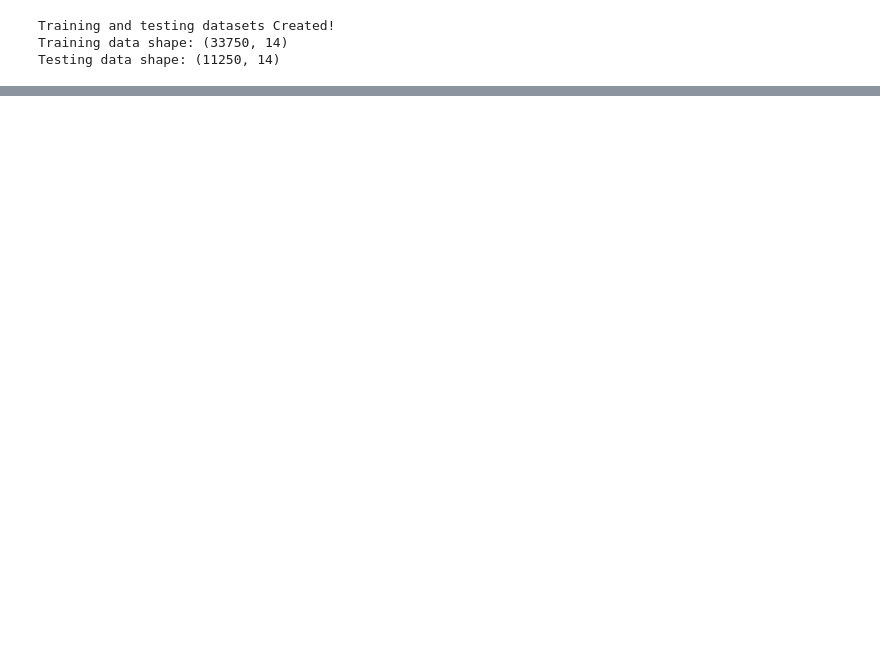
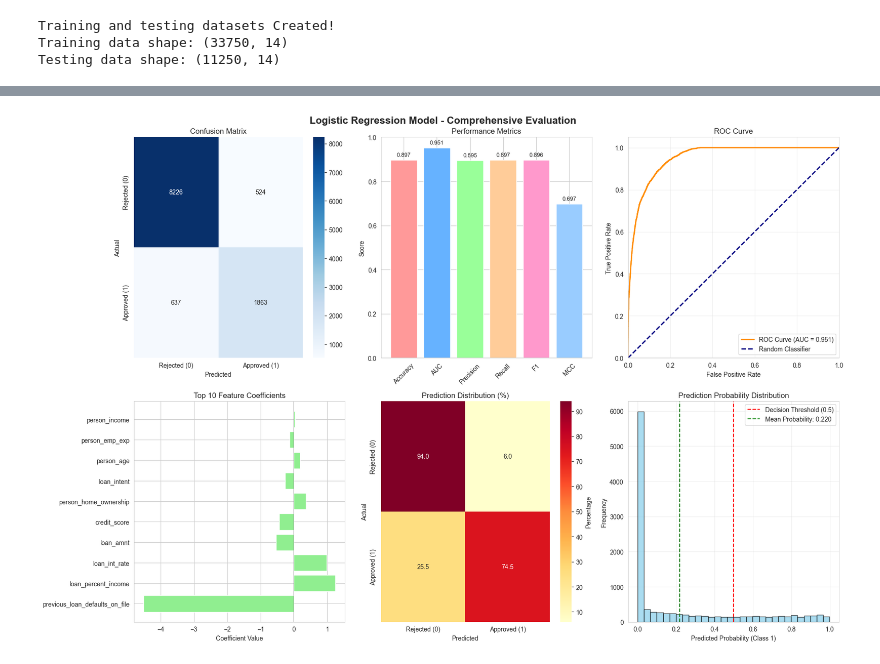
Before and after one commit to kamaraj-bitspilani/2025AA05921, a Jupyter notebook: model/model_1_logistic_regression.ipynb, the cells around one changed output, grey strips where cells are left out. Saved outputs shown, nothing was run; the diff lists cells and outputs as text; code cells hidden in the pictures; blank space fills up the shorter version.

```diff
--- a/model/model_1_logistic_regression.ipynb
+++ b/model/model_1_logistic_regression.ipynb
@@ -129,0 +269,15 @@ Testing data shape: (11250, 14)
+# %%
+# Step 9: Model Predictions on TEST Data
+
+# Make predictions
+y_pred = model.predict(X_test_scaled)  # Predicted classes (0/1)
+y_prob = model.predict_proba(X_test_scaled)[:, 1]  # Probability of class 1
+
+print(f"Test samples: {len(y_test)}")
+print(f"Predictions generated: {len(y_pred)}")
+
+#  prediction distribution
+unique, counts = np.unique(y_pred, return_counts=True)
+print(f"\nPrediction Distribution:")
+for val, count in zip(unique, counts):
+    print(f"  Class {val}: {count} predictions ({count/len(y_pred)*100:.1f}%)")
@@ -129,0 +366,80 @@ Testing data shape: (11250, 14)
+# %%
+# Step 12: Model  Visualizations
+
+print("CREATING MODEL VISUALIZATIONS")
+
+# Created a  figure with subplots
+fig, axes = plt.subplots(2, 3, figsize=(18, 12))
+fig.suptitle('Logistic Regression Model - Comprehensive Evaluation', fontsize=16, fontweight='bold')
+
+# 1. Confusion Matrix
+sns.heatmap(cm, annot=True, fmt='d', cmap='Blues',
+            xticklabels=['Rejected (0)', 'Approved (1)'],
+            yticklabels=['Rejected (0)', 'Approved (1)'], ax=axes[0,0])
+axes[0,0].set_title('Confusion Matrix')
+axes[0,0].set_ylabel('Actual')
+axes[0,0].set_xlabel('Predicted')
+
+# 2. Metrics Comparison
+metrics_names = ['Accuracy', 'AUC', 'Precision', 'Recall', 'F1', 'MCC']
+metrics_values = [accuracy, auc, precision, recall, f1, mcc]
+bars = axes[0,1].bar(metrics_names, metrics_values, color=['#FF9999', '#66B2FF', '#99FF99', '#FFCC99', '#FF99CC', '#99CCFF'])
+axes[0,1].set_title('Performance Metrics')
+axes[0,1].set_ylabel('Score')
+axes[0,1].set_ylim(0, 1)
+axes[0,1].tick_params(axis='x', rotation=45)
+for i, bar in enumerate(bars):
+    height = bar.get_height()
+    axes[0,1].text(bar.get_x() + bar.get_width()/2., height + 0.01, f'{metrics_values[i]:.3f}',
+                   ha='center', va='bottom', fontsize=9)
+
+# 3. ROC Curve
+fpr, tpr, _ = roc_curve(y_test, y_prob)
+axes[0,2].plot(fpr, tpr, color='darkorange', lw=2, label=f'ROC Curve (AUC = {auc:.3f})')
+axes[0,2].plot([0, 1], [0, 1], color='navy', lw=2, linestyle='--', label='Random Classifier')
+axes[0,2].set_xlim([0.0, 1.0])
+axes[0,2].set_ylim([0.0, 1.05])
+axes[0,2].set_xlabel('False Positive Rate')
+axes[0,2].set_ylabel('True Positive Rate')
+axes[0,2].set_title('ROC Curve')
+axes[0,2].legend(loc="lower right")
+axes[0,2].grid(True, alpha=0.3)
+
+# 4. Feature Coefficients
+feature_coefs = pd.DataFrame({
+    'feature': X_train.columns,
+    'coefficient': model.coef_[0]
+})
+feature_coefs['abs_coefficient'] = abs(feature_coefs['coefficient'])
+feature_coefs = feature_coefs.sort_values('abs_coefficient', ascending=False).head(10)
+
+axes[1,0].barh(range(len(feature_coefs)), feature_coefs['coefficient'], color='lightgreen')
+axes[1,0].set_yticks(range(len(feature_coefs)))
+axes[1,0].set_yticklabels(feature_coefs['feature'])
+axes[1,0].set_title('Top 10 Feature Coefficients')
+axes[1,0].set_xlabel('Coefficient Value')
+axes[1,0].axvline(x=0, color='black', linestyle='-', linewidth=0.5)
+
+# 5. Prediction Distribution
+pred_df = pd.DataFrame({'Actual': y_test.values, 'Predicted': y_pred})
+pred_crosstab = pd.crosstab(pred_df['Actual'], pred_df['Predicted'], normalize='index') * 100
+sns.heatmap(pred_crosstab, annot=True, fmt='.1f', cmap='YlOrRd',
+            xticklabels=['Rejected (0)', 'Approved (1)'],
+            yticklabels=['Rejected (0)', 'Approved (1)'], ax=axes[1,1], cbar_kws={'label': 'Percentage'})
+axes[1,1].set_title('Prediction Distribution (%)')
+axes[1,1].set_ylabel('Actual')
+axes[1,1].set_xlabel('Predicted')
+
+# 6. Prediction Probability Distribution
+axes[1,2].hist(y_prob, bins=30, color='skyblue', alpha=0.7, edgecolor='black')
+axes[1,2].axvline(0.5, color='red', linestyle='--', label='Decision Threshold (0.5)')
+axes[1,2].axvline(np.mean(y_prob), color='green', linestyle='--', label=f'Mean Probability: {np.mean(y_prob):.3f}')
+axes[1,2].set_title('Prediction Probability Distribution')
+axes[1,2].set_xlabel('Predicted Probability (Class 1)')
+axes[1,2].set_ylabel('Frequency')
+axes[1,2].legend()
+axes[1,2].grid(True, alpha=0.3)
+
+plt.tight_layout()
+plt.show()
+# %% [output]
@@ -129,0 +447 @@ Testing data shape: (11250, 14)
+[figure, added]
```
Also changed, not shown: parts of 15 cells of this notebook, 25 other files.
